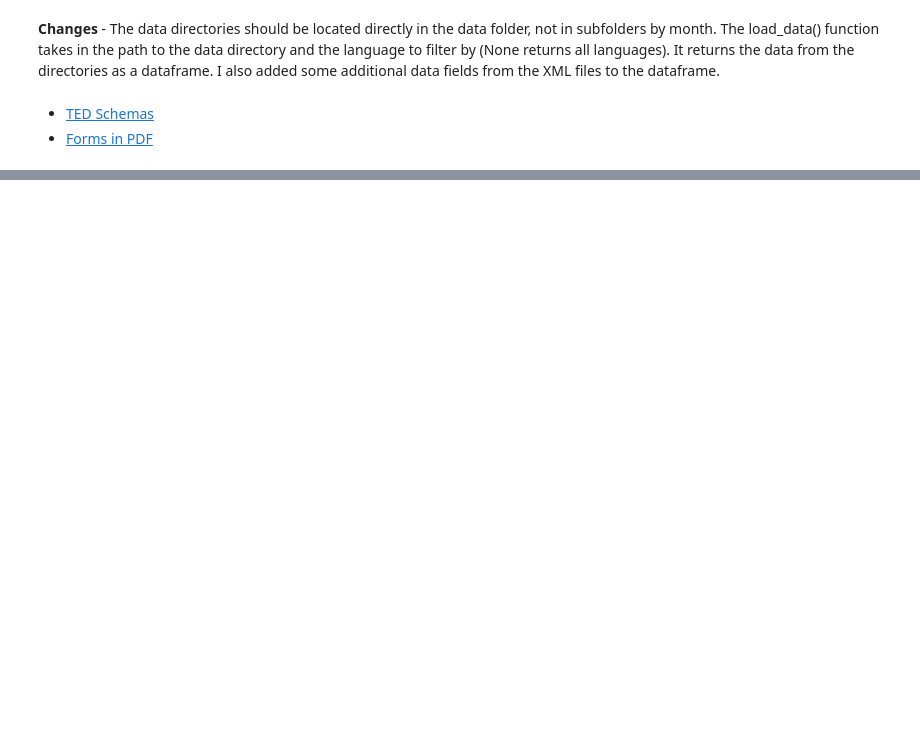
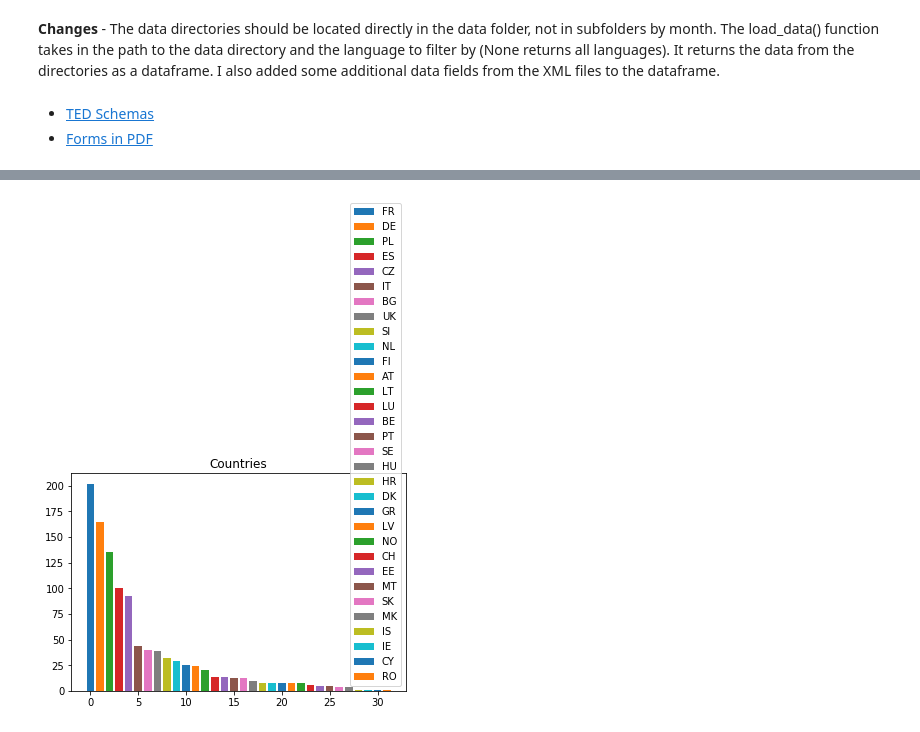
Before and after one commit to nfreundlich/CS498-CCA-CourseProject, a Jupyter notebook: notebooks/ted_eda.ipynb, the cells around one changed output, grey strips where cells are left out. Saved outputs shown, nothing was run; the diff lists cells and outputs as text; code cells hidden in the pictures; blank space fills up the shorter version.

```diff
--- a/notebooks/ted_eda.ipynb
+++ b/notebooks/ted_eda.ipynb
@@ -124,0 +151,10 @@ OrderedDict([('@TYPE', 'PROCUREMENT_TOTAL'),
+# %%
+countries = pd.value_counts(df['country'])
+for i, country in enumerate(countries.index):
+    plt.bar(i, countries[country], label=country)
+
+plt.legend()
+plt.title("Countries")
+plt.show()
+# %% [output]
+[figure, added]
```
Also changed, not shown: parts of 8 cells of this notebook.
